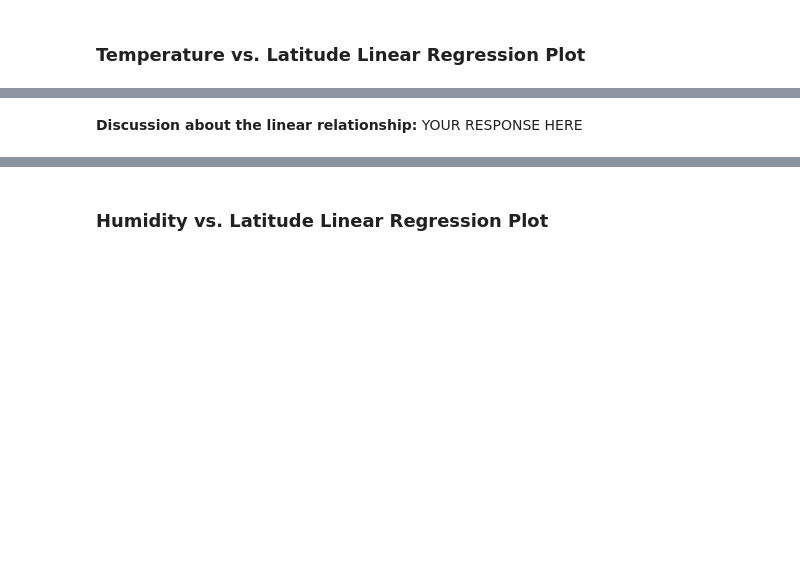
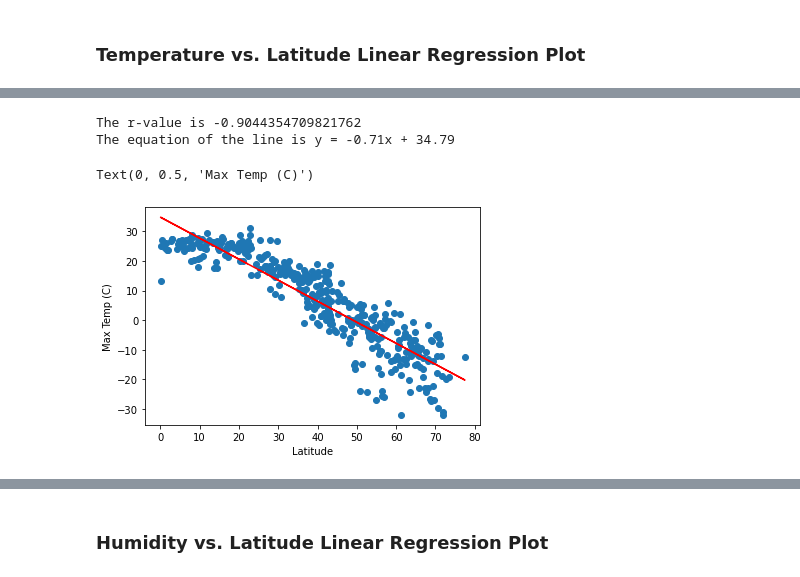
Before and after one commit to jonnybrammah/World_Weather_Analysis, a Jupyter notebook: WeatherPy.ipynb, the cells around one changed output, grey strips where cells are left out. Cells and saved outputs as stored; diff of their text form; code cells hidden in the pictures; blank space fills up the shorter version.

Commit message:
Updated WeatherPy to include Linear Regressions

```diff
--- a/WeatherPy.ipynb
+++ b/WeatherPy.ipynb
@@ -369,2 +366,23 @@ plt.show()
+# %%
+# Define a function to create Linear Regression plots
+def Lin_Regress_Plots(x_values, y_values):
+    #Inside the function, get the linear regression values
+    (slope, intercept, rvalue, pvalue, stderr) = linregress(x_values, y_values)
+
+    #Store the equation of the line in a variable
+    line_eq = f"y = {str(round(slope,2))}x + {str(round(intercept,2))}"
+
+    #Calculate the regression values
+    regress_values = x_values*slope + intercept
+
+    #print the r value
+    print(f"The r-value is {rvalue}")
+    print(f"The equation of the line is {line_eq}")
+
+    #plot all the information, including the line and equation
+    plt.scatter(x_values, y_values)
+    plt.plot(x_values, regress_values, color = "red")
+    plt.xlabel("Latitude")
+    plt.show
 # %%
 # Create a DataFrame with the Northern Hemisphere data (Latitude >= 0)
@@ -411,2 +417,10 @@ The r-value is: 0.4121057168607245
-# %% [markdown]
-**Discussion about the linear relationship:** YOUR RESPONSE HERE
+# %%
+# Linear regression on Northern Hemisphere
+Lin_Regress_Plots(northern_hemi_df["Lat"], northern_hemi_df["Max Temp"])
+#Defining these outside of the function because the ylabel will change with each graph
+plt.ylabel("Max Temp (C)")
+# %% [output]
+The r-value is -0.9044354709821762
+The equation of the line is y = -0.71x + 34.79
+Text(0, 0.5, 'Max Temp (C)')
+[figure, added]
```
Also changed, not shown: parts of 26 cells of this notebook, 1 other file.
